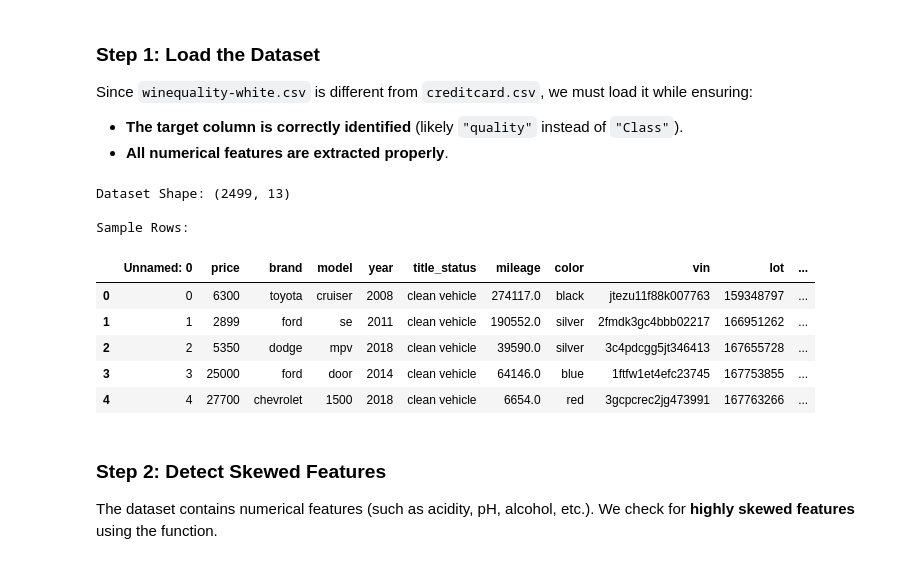
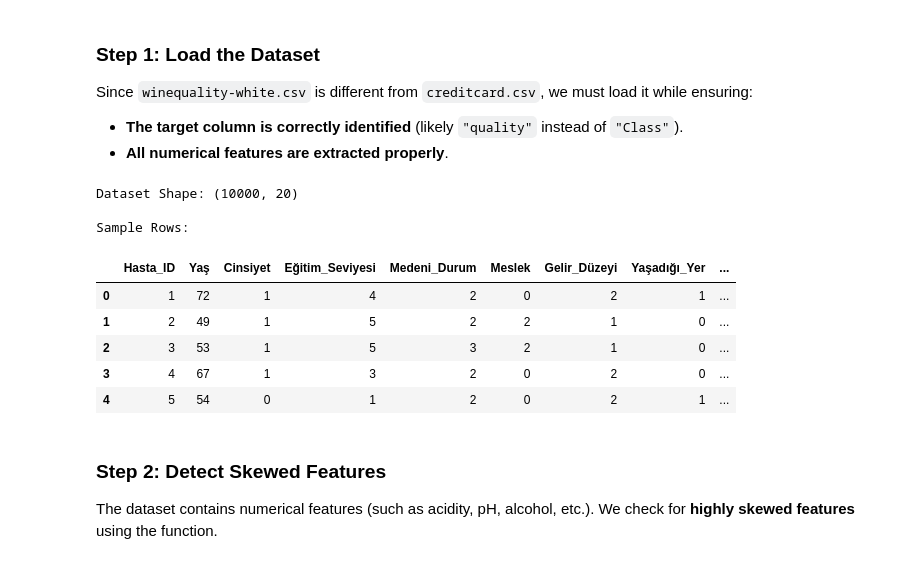
Before and after one commit to guyreuveni33/Tabular-Data-Science-Final-Research-Project, a Jupyter notebook: 21_2_2025_13 (2) (1).ipynb, the cells around one changed output. Drawn from its saved outputs; the diff is of its cells as text; code cells hidden in the pictures.

```diff
--- a/21_2_2025_13 (2) (1).ipynb
+++ b/21_2_2025_13 (2) (1).ipynb
@@ -1262,18 +1215,18 @@ Since `winequality-white.csv` is different from `creditcard.csv`, we must load i
 - **All numerical features are extracted properly**.
 # %%
 # Load the new dataset
-target_column = 'price'
-df, numerical_features = load_data("USA_cars_datasets.csv",target_column)
+target_column = 'Tanı'
+df, numerical_features = load_data("schizophrenia_dataset.csv",target_column)
 # %% [output]
-Dataset Shape: (2499, 13)
+Dataset Shape: (10000, 20)
 
 Sample Rows:
-|  | Unnamed: 0 | price | brand | model | year | title_status | mileage | color | vin | lot | ... |
-| 0 | 0 | 6300 | toyota | cruiser | 2008 | clean vehicle | 274117.0 | black | jtezu11f88k007763 | 159348797 | ... |
-| 1 | 1 | 2899 | ford | se | 2011 | clean vehicle | 190552.0 | silver | 2fmdk3gc4bbb02217 | 166951262 | ... |
-| 2 | 2 | 5350 | dodge | mpv | 2018 | clean vehicle | 39590.0 | silver | 3c4pdcgg5jt346413 | 167655728 | ... |
-| 3 | 3 | 25000 | ford | door | 2014 | clean vehicle | 64146.0 | blue | 1ftfw1et4efc23745 | 167753855 | ... |
-| 4 | 4 | 27700 | chevrolet | 1500 | 2018 | clean vehicle | 6654.0 | red | 3gcpcrec2jg473991 | 167763266 | ... |
+|  | Hasta_ID | Yaş | Cinsiyet | Eğitim_Seviyesi | Medeni_Durum | Meslek | Gelir_Düzeyi | Yaşadığı_Yer | ... |
+| 0 | 1 | 72 | 1 | 4 | 2 | 0 | 2 | 1 | ... |
+| 1 | 2 | 49 | 1 | 5 | 2 | 2 | 1 | 0 | ... |
+| 2 | 3 | 53 | 1 | 5 | 3 | 2 | 1 | 0 | ... |
+| 3 | 4 | 67 | 1 | 3 | 2 | 0 | 2 | 0 | ... |
+| 4 | 5 | 54 | 0 | 1 | 2 | 0 | 2 | 1 | ... |
 # %% [markdown]
 ### **Step 2: Detect Skewed Features**
 The dataset contains numerical features (such as acidity, pH, alcohol, etc.). We check for **highly skewed features** using the function.
```
Also changed, not shown: parts of 45 cells of this notebook, 2 other files.
